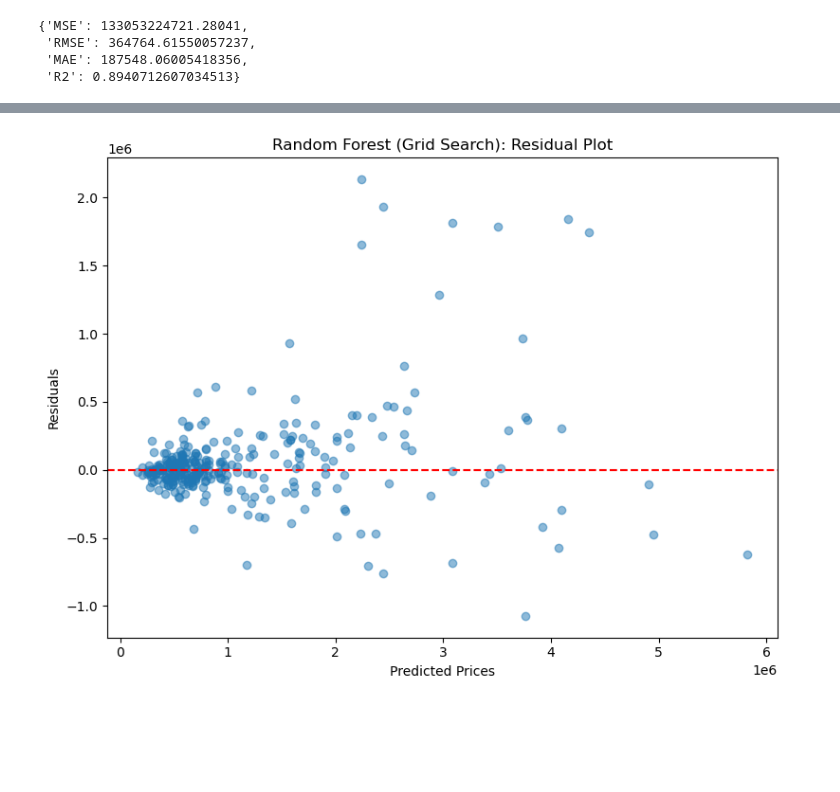
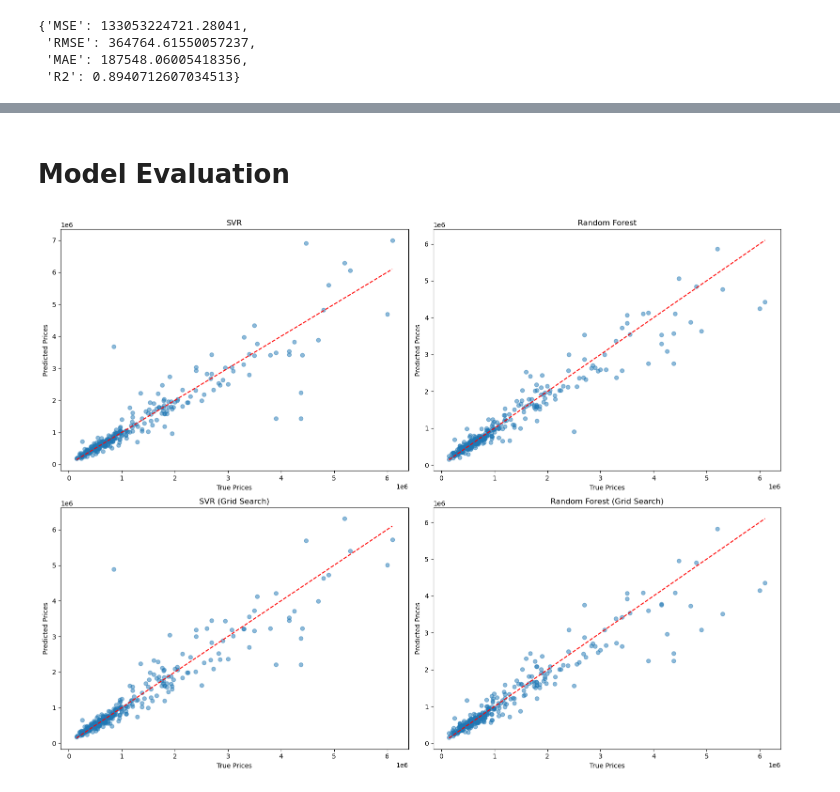
Before and after one commit to calvin050101/6006CEM-Project, a Jupyter notebook: Car Dekho/dekho_03_model_training.ipynb, the cells around one changed output, grey strips where cells are left out. Cells and saved outputs as stored; diff of their text form; code cells hidden in the pictures; blank space fills up the shorter version.

```diff
--- a/Car Dekho/dekho_03_model_training.ipynb
+++ b/Car Dekho/dekho_03_model_training.ipynb
@@ -191,7 +121,7 @@ param_grid = {
     'max_depth': [None, 10, 20, 30],
     'min_samples_split': [2, 5, 10],
     'min_samples_leaf': [1, 2, 4],
-    'max_features': ['auto', 'sqrt']
+    'max_features': ['sqrt', 'log2']
 }
 
 # Setup GridSearchCV
@@ -231,8 +153,27 @@ plot_pred_vs_true(
-# %%
-plot_residuals(
-    y_test_original,
-    get_original_price(pd.Series(best_rf.predict(X_test))),
-    title="Random Forest (Grid Search): Residual Plot"
-)
-# %% [output]
-[figure, removed]
+# %% [markdown]
+# Model Evaluation
+# %%
+models = {
+    "SVR": svr_model,
+    "Random Forest": rf_model,
+    "SVR (Grid Search)": best_svr,
+    "Random Forest (Grid Search)": best_rf
+}
+# %%
+plt.figure(figsize=(16, 12))
+
+for i, (name, model) in enumerate(models.items(), 1):
+    y_pred = model.predict(X_test)
+    y_pred = get_original_price(pd.Series(y_pred))
+    y_true = y_test_original
+
+    plt.subplot(2, 2, i)
+    plt.scatter(y_true, y_pred, alpha=0.5)
+    plt.plot([y_true.min(), y_true.max()], [y_true.min(), y_true.max()], 'r--')
+    plt.xlabel("True Prices")
+    plt.ylabel("Predicted Prices")
+    plt.title(name)
+    plt.tight_layout()
+plt.show()
+# %% [output]
+[figure, added]
```
Also changed, not shown: parts of 11 cells of this notebook, 2 other files.
